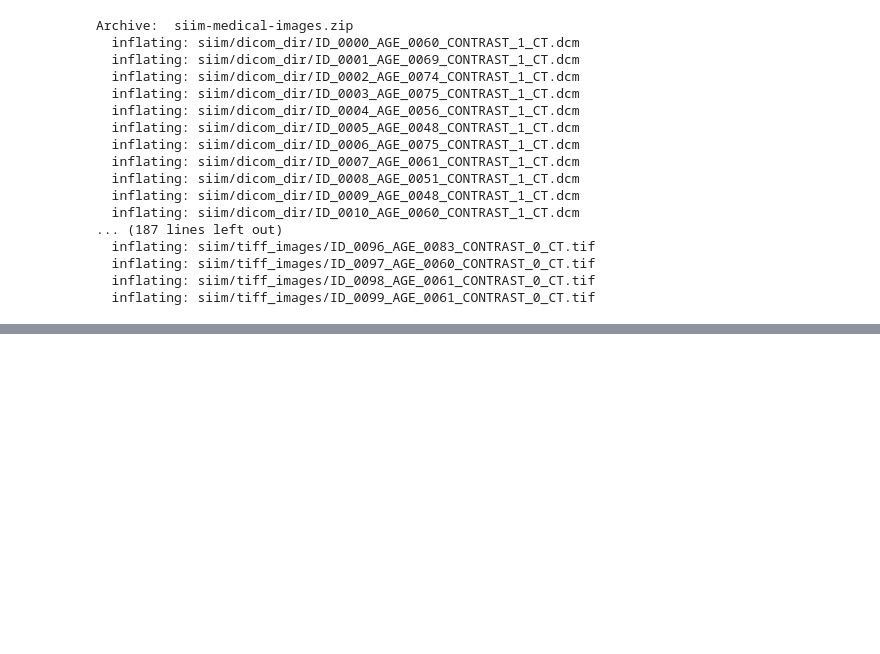
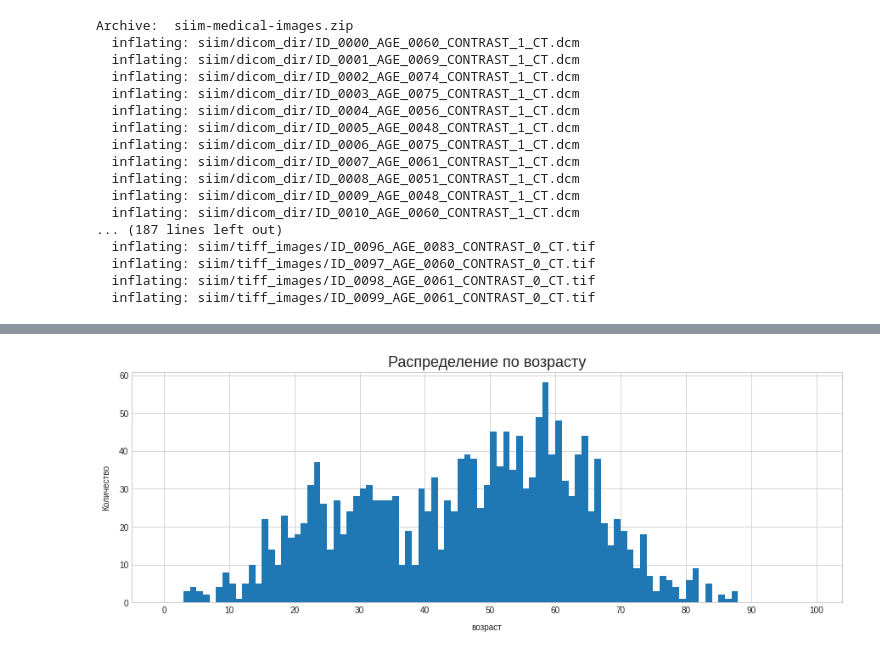
Before and after one commit to androbaza/my-kaggle-submissions, a Jupyter notebook: medical_image_analysis_in_python.ipynb, the cells around one changed output, grey strips where cells are left out. Drawn from its saved outputs; the diff is of its cells as text; code cells hidden in the pictures; blank space fills up the shorter version.

```diff
--- a/medical_image_analysis_in_python.ipynb
+++ b/medical_image_analysis_in_python.ipynb
@@ -170,0 +249,14 @@ Successfully installed kornia-0.5.0
+# %%
+# Построим гистограмму
+df_man = df_patients.query("Sex == 'M'")
+sorted_ages = np.sort(df_man["Age"].values)
+plt.style.use('seaborn-whitegrid')
+plt.figure(figsize=(15, 5))
+plt.hist(sorted_ages[:-2], bins=[i for i in range(100)])
+plt.title("Распределение по возрасту", fontsize=18)
+plt.xlabel("возраст", labelpad=10)
+plt.xticks([i*10 for i in range(11)])
+plt.ylabel("Количество", labelpad=10)
+plt.show()
+# %% [output]
+[figure, added]
```
Also changed, not shown: parts of 26 cells of this notebook.
